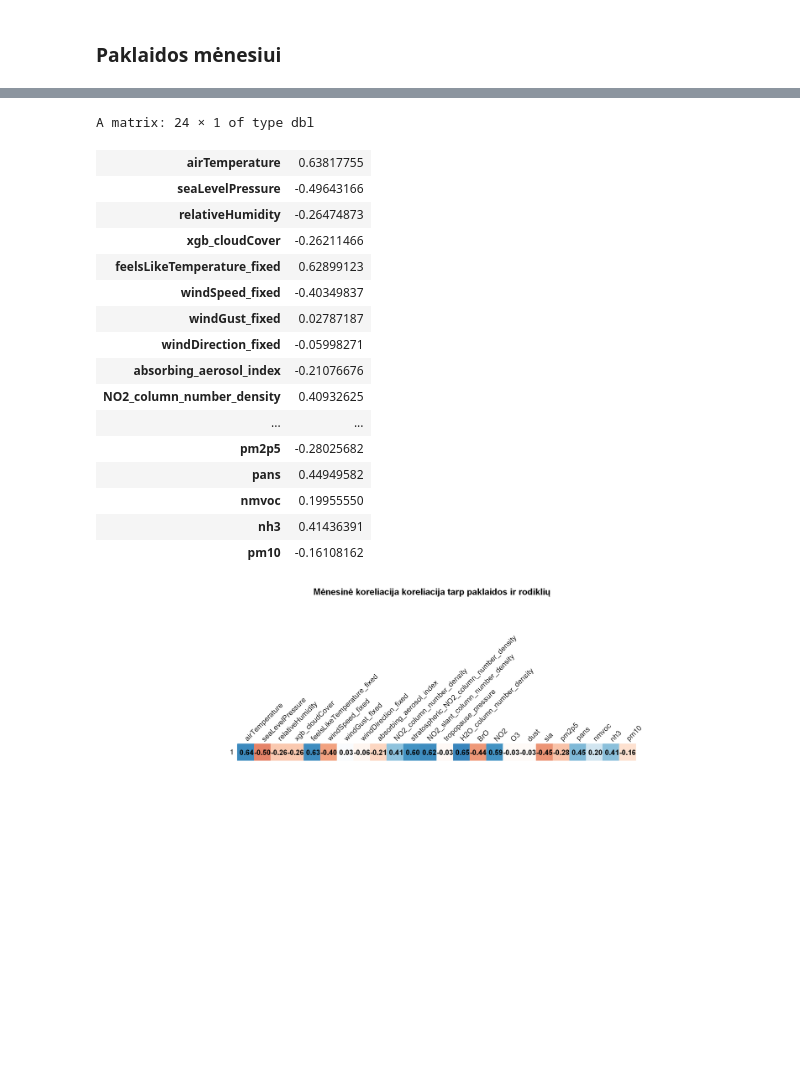
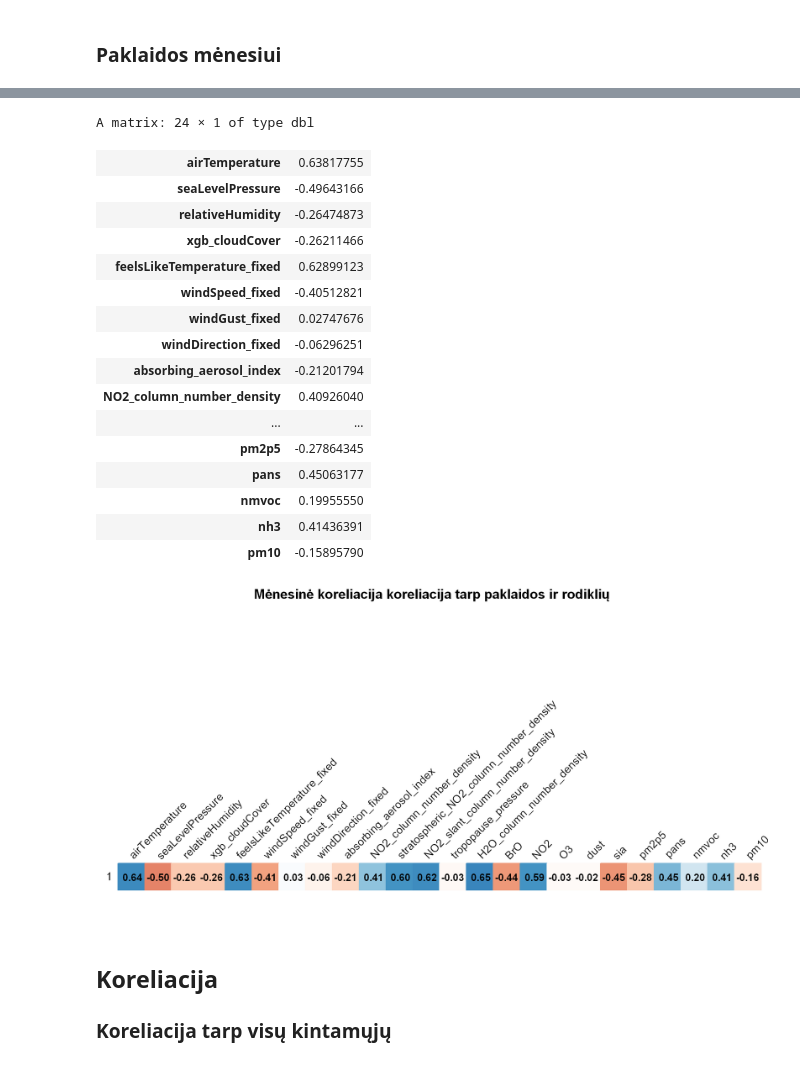
Before and after one commit to rugcer04/Duomenu_mokslo_projektas, a Jupyter notebook: code/R/EDA/dependency_analysis.ipynb, the cells around one changed output, grey strips where cells are left out. Drawn from its saved outputs; the diff is of its cells as text; code cells hidden in the pictures; blank space fills up the shorter version.

```diff
--- a/code/R/EDA/dependency_analysis.ipynb
+++ b/code/R/EDA/dependency_analysis.ipynb
@@ -55,7 +65,9 @@ colnames(data)
 # %%
 data_clean <- data %>%
     mutate(tp_lag = lag(tp, 1)) %>%
-    select(-c('BrO_Error', 'NO2_Error', 'O3_Error'))
+    mutate(tp_error = abs(tp_lag - xgb_precipitation)) %>%
+    dplyr::select(-c('BrO_Error', 'NO2_Error', 'O3_Error')) %>%
+    na.omit()
 # %%
 dim(data_clean)
 # %% [output]
@@ -124,8 +179,8 @@ corrplot(t(cor_rez_day), method = 'color', addCoef.col = "black", tl.srt = 45, t
 # %% [markdown]
 ### Paklaidos mėnesiui
 # %%
-data_by_month <- data_with_error %>%
-    select(-t2m) %>%
+data_by_month <- data_clean %>%
+    dplyr::select(-t2m, -tp, -tp_lag) %>%
     group_by(year = year(time), month = month(time)) %>%
     summarise(across(where(is.numeric), ~mean(., na.rm = TRUE)), .groups = "drop")
 head(data_by_month)
@@ -141,10 +196,10 @@ A tibble: 6 × 30
 | 2018 | 12 | -1.481586 | 1016.517 | 94.35215 | 2.3741935 | 94.00801 | ... |
 # %%
 x_monthly <- data_by_month %>%
-  select(where(is.numeric)) %>%
-  select(-year, -month, -xgb_precipitation, -tp, -tp_lag, -ts_error)
+  dplyr::select(where(is.numeric)) %>%
+  dplyr::select(-year, -month, -xgb_precipitation, -tp_error)
 
-cor_rez_month <- cor(x_monthly, data_by_month$ts_error, use = "complete.obs", method = "spearman")
+cor_rez_month <- cor(x_monthly, data_by_month$tp_error, use = "complete.obs", method = "spearman")
 cor_rez_month
 # %% [output]
 A matrix: 24 × 1 of type dbl
@@ -153,18 +208,18 @@ A matrix: 24 × 1 of type dbl
 | relativeHumidity | -0.26474873 |
 | xgb_cloudCover | -0.26211466 |
 | feelsLikeTemperature_fixed | 0.62899123 |
-| windSpeed_fixed | -0.40349837 |
-| windGust_fixed | 0.02787187 |
-| windDirection_fixed | -0.05998271 |
-| absorbing_aerosol_index | -0.21076676 |
-| NO2_column_number_density | 0.40932625 |
+| windSpeed_fixed | -0.40512821 |
+| windGust_fixed | 0.02747676 |
+| windDirection_fixed | -0.06296251 |
+| absorbing_aerosol_index | -0.21201794 |
+| NO2_column_number_density | 0.40926040 |
 | ... | ... |
-| pm2p5 | -0.28025682 |
-| pans | 0.44949582 |
+| pm2p5 | -0.27864345 |
+| pans | 0.45063177 |
 | nmvoc | 0.19955550 |
 | nh3 | 0.41436391 |
-| pm10 | -0.16108162 |
+| pm10 | -0.15895790 |
 # %%
-corrplot(t(cor_rez_month), method = 'color', addCoef.col = "black", tl.srt = 45, tl.col = 'black', cl.pos = 'n', title = "Mėnesinė koreliacija koreliacija tarp paklaidos ir rodiklių", mar = c(0,0,1,0))
+corrplot(t(cor_rez_month), method = 'color', addCoef.col = "black", tl.srt = 45, tl.col = 'black', number.cex = 0.9, cl.pos = 'n', title = "Mėnesinė koreliacija koreliacija tarp paklaidos ir rodiklių", mar = c(0,0,1,0))
 # %% [output]
-[figure, old version]
+[figure, new version]
@@ -172,0 +226,3 @@ corrplot(t(cor_rez_month), method = 'color', addCoef.col = "black", tl.srt = 45,
+# %% [markdown]
+## Koreliacija
+### Koreliacija tarp visų kintamųjų
```
Also changed, not shown: parts of 31 cells of this notebook.
